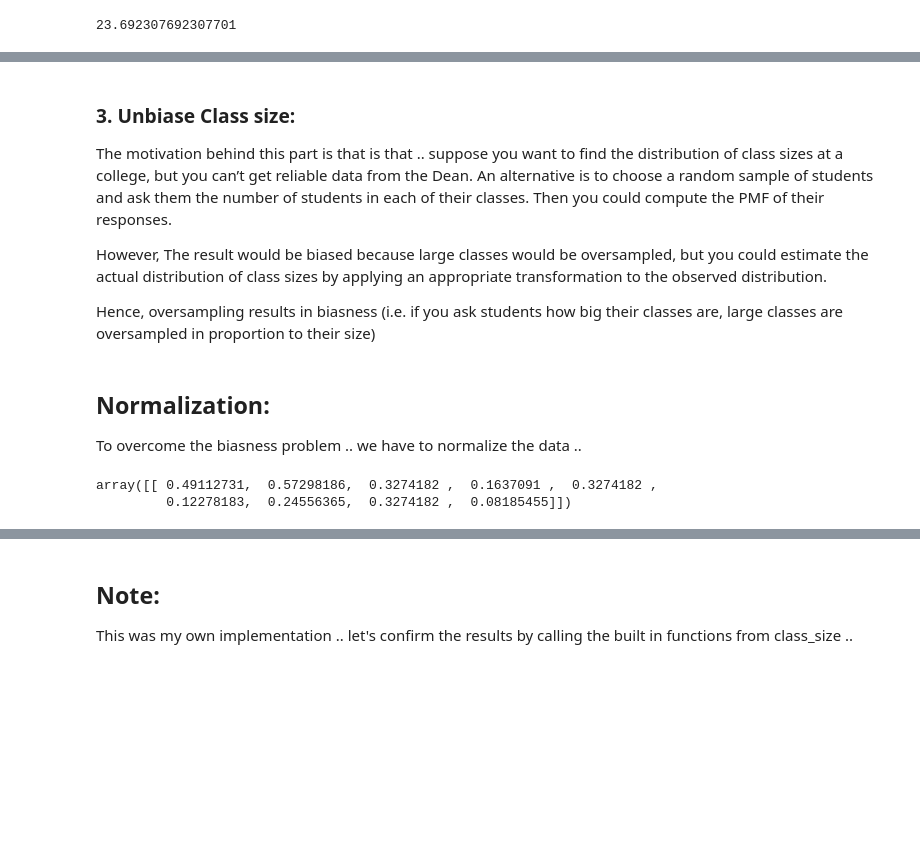
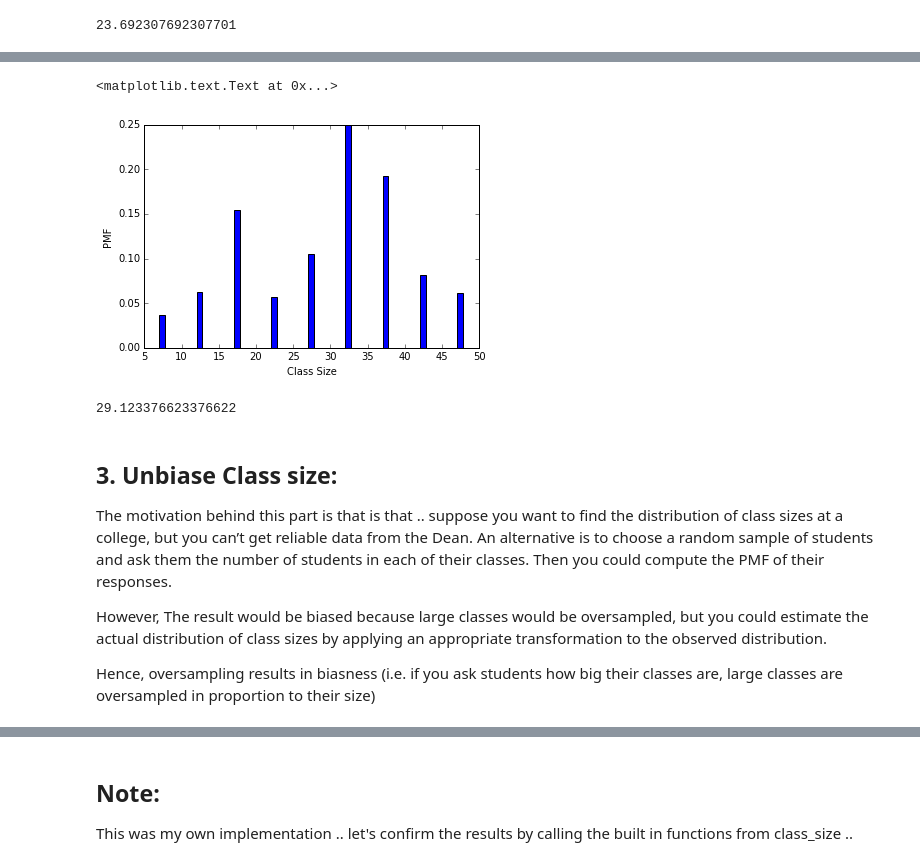
Before and after one commit to EAboelhamd/Statistical_Exploration, a Jupyter notebook: Chapter-3- CDF Practice/Ex. 3.1, Python.ipynb, the cells around one changed output, grey strips where cells are left out. Saved outputs shown, nothing was run; the diff lists cells and outputs as text; code cells hidden in the pictures; blank space fills up the shorter version.

```diff
--- a/Chapter-3- CDF Practice/Ex. 3.1, Python.ipynb
+++ b/Chapter-3- CDF Practice/Ex. 3.1, Python.ipynb
@@ -93,0 +113,4 @@ Mean value for the base biased case is around 24 .. this matches the results in
+# %%
+pm = Pmf.MakePmfFromDict(d)
+c__ = class_size.BiasPmf(pm, 'observed')  #by the students
+c__.d.keys(), c__.d.values()
@@ -93,0 +147,7 @@ Mean value for the base biased case is around 24 .. this matches the results in
+# %%
+plt.bar(c__.d.keys(), c__.d.values())
+plt.xlabel("Class Size")
+plt.ylabel("PMF")
+# %% [output]
+<matplotlib.text.Text at 0x...>
+[figure, added]
@@ -94,19 +164,13 @@ Mean value for the base biased case is around 24 .. this matches the results in
+# %%
+PmfMean_(c__.d)
+# %% [output]
+29.123376623376622
 # %% [markdown]
-### 3. Unbiase Class size:
+## 3. Unbiase Class size:
 
 The motivation behind this part is that is that ..  suppose you want to find the distribution of class sizes at a college, but you can’t get reliable data from the Dean. An alternative is to choose a random sample of students and ask them the number of students in each of their classes. Then you could compute the PMF of their responses.
 
 However, The result would be biased because large classes would be oversampled, but you could estimate the actual distribution of class sizes by applying an appropriate transformation to the observed distribution.
 
 Hence, oversampling results in biasness (i.e. if you ask students how big their classes are, large classes are oversampled in proportion to their size)
-# %% [markdown]
-## Normalization:
-
-To overcome the biasness problem .. we have to normalize the data ..
-# %%
-X_normalized = preprocessing.normalize(d.values())
-X_normalized
-# %% [output]
-array([[ 0.49112731,  0.57298186,  0.3274182 ,  0.1637091 ,  0.3274182 ,
-         0.12278183,  0.24556365,  0.3274182 ,  0.08185455]])
 # %%
```
Also changed, not shown: parts of 16 cells of this notebook, 1 other file.
